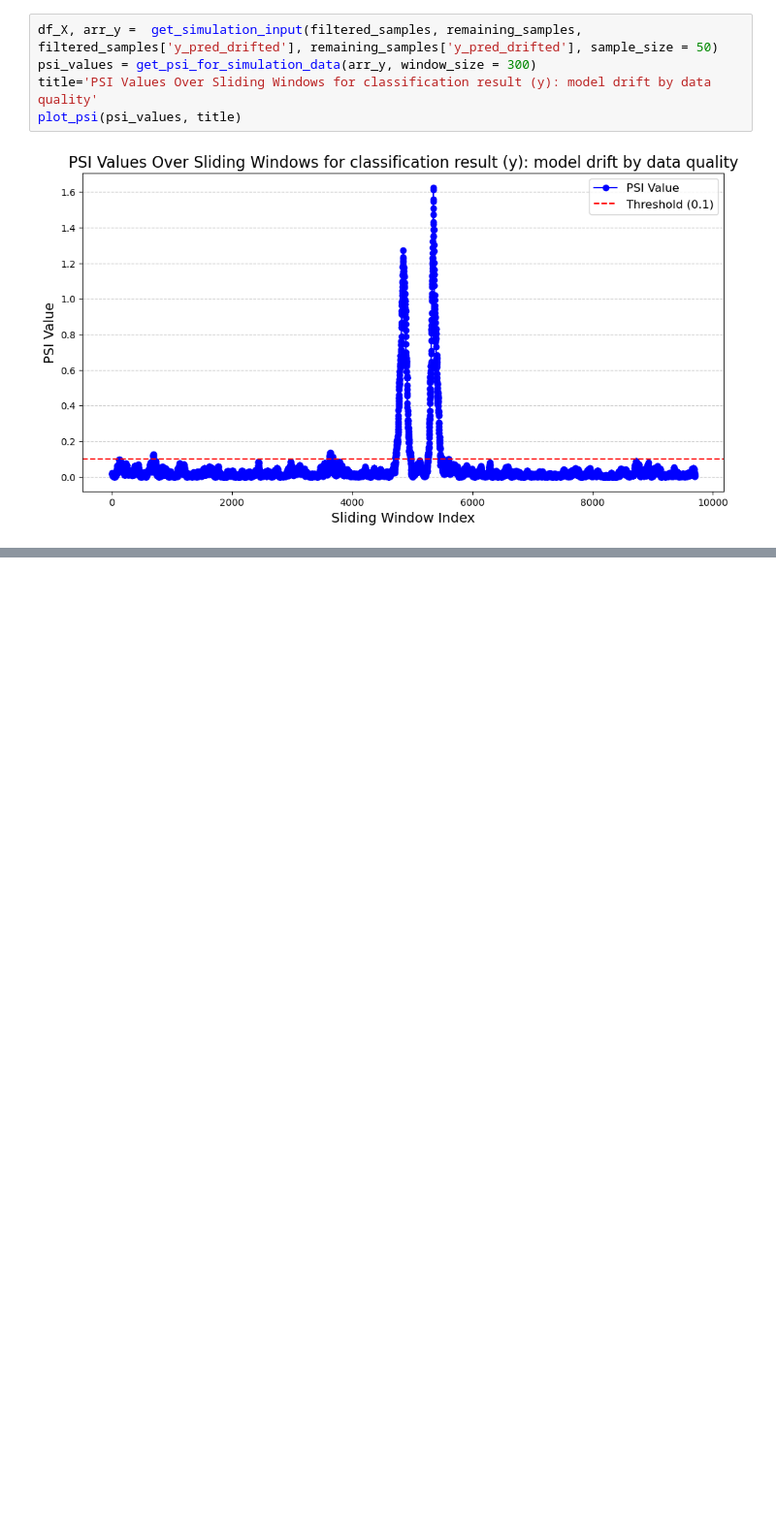
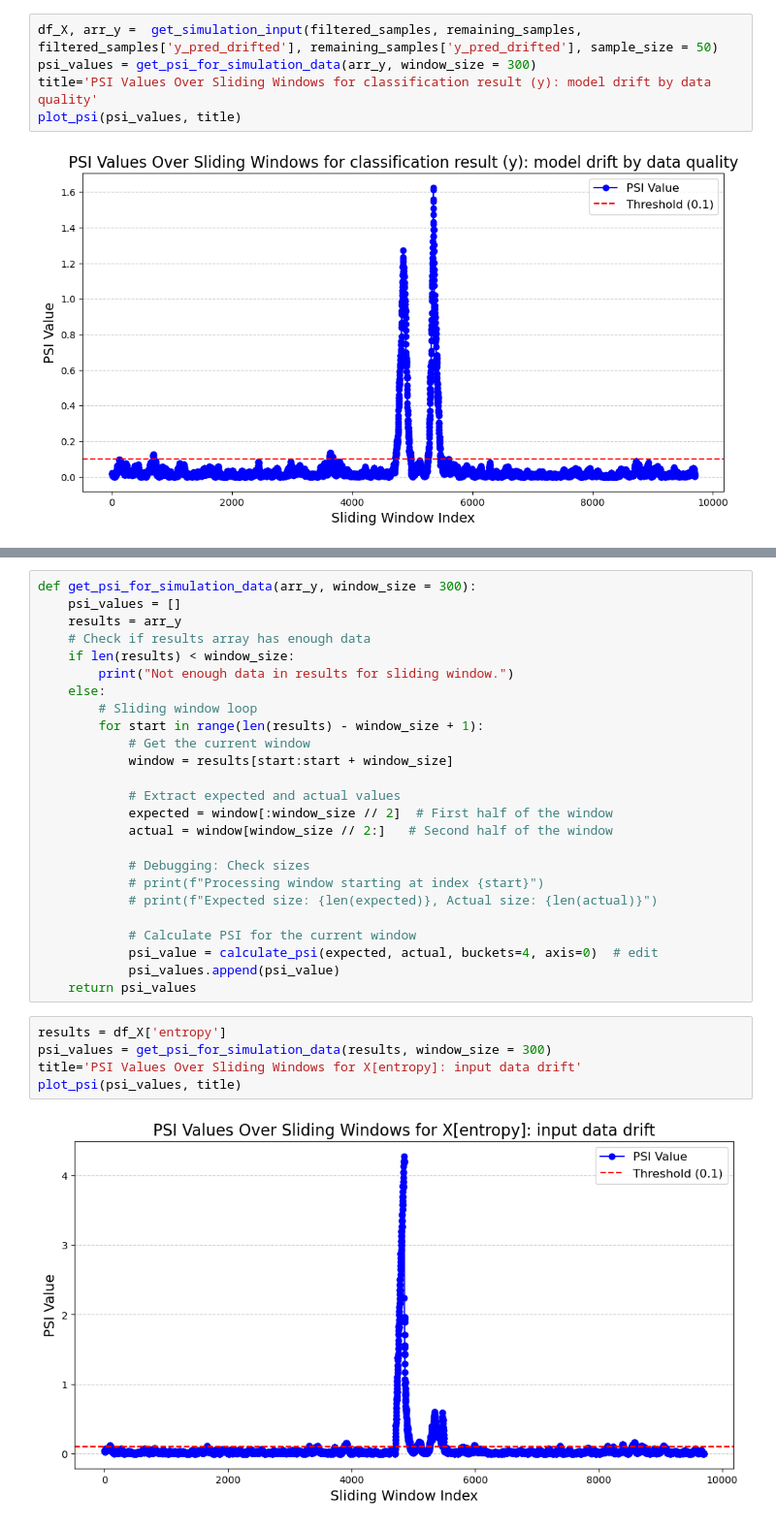
Before and after one commit to insightfinder/InsightFinderAIDemoData, a Jupyter notebook: rnn_text.ipynb, the cells around one changed output, grey strips where cells are left out. Shown at 97% size. Saved outputs shown, nothing was run; the diff lists cells and outputs as text; blank space fills up the shorter version.

```diff
--- a/rnn_text.ipynb
+++ b/rnn_text.ipynb
@@ -858,0 +946,32 @@ plot_psi(psi_values, title)
+# %%
+def get_psi_for_simulation_data(arr_y, window_size = 300):
+    psi_values = []
+    results = arr_y
+    # Check if results array has enough data
+    if len(results) < window_size:
+        print("Not enough data in results for sliding window.")
+    else:
+        # Sliding window loop
+        for start in range(len(results) - window_size + 1):
+            # Get the current window
+            window = results[start:start + window_size]
+
+            # Extract expected and actual values
+            expected = window[:window_size // 2]  # First half of the window
+            actual = window[window_size // 2:]   # Second half of the window
+
+            # Debugging: Check sizes
+            # print(f"Processing window starting at index {start}")
+            # print(f"Expected size: {len(expected)}, Actual size: {len(actual)}")
+
+            # Calculate PSI for the current window
+            psi_value = calculate_psi(expected, actual, buckets=4, axis=0)  # edit
+            psi_values.append(psi_value)
+    return psi_values
+# %%
+results = df_X['entropy']
+psi_values = get_psi_for_simulation_data(results, window_size = 300)
+title='PSI Values Over Sliding Windows for X[entropy]: input data drift'
+plot_psi(psi_values, title)
+# %% [output]
+[figure, added]
```
Also changed, not shown: parts of 40 cells of this notebook.
